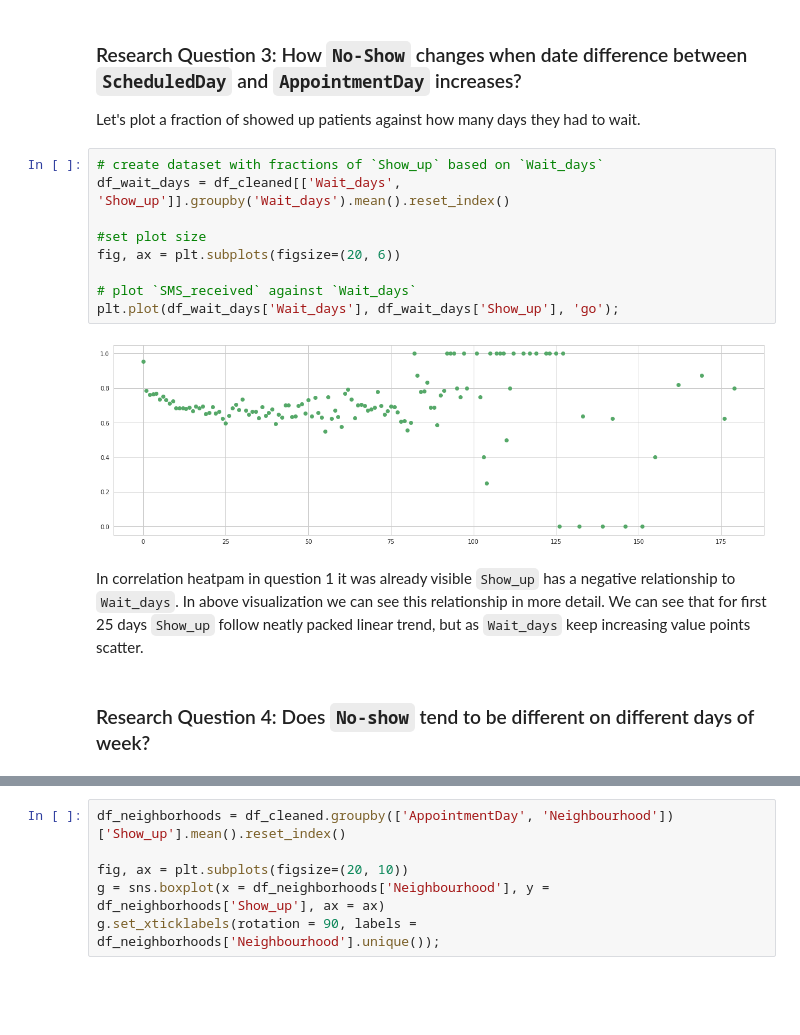
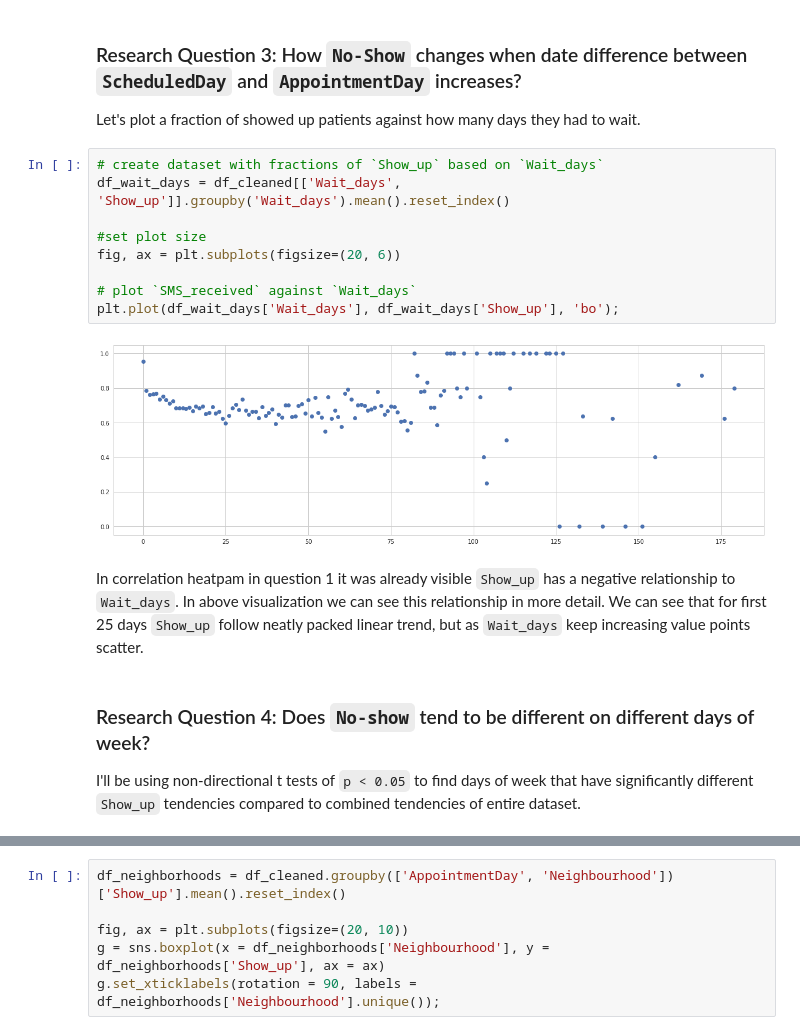
Before and after one commit to despacito123/data-analyst-nanodegree, a Jupyter notebook: 3. Investigate a Dataset/Investigate_a_Dataset.ipynb, the cells around one changed output, grey strips where cells are left out. Saved outputs shown, nothing was run; the diff lists cells and outputs as text; blank space fills up the shorter version.

```diff
--- a/3. Investigate a Dataset/Investigate_a_Dataset.ipynb
+++ b/3. Investigate a Dataset/Investigate_a_Dataset.ipynb
@@ -406,17 +432,19 @@ Let's plot a fraction of showed up patients against how many days they had to wa
 # %%
 # create dataset with fractions of `Show_up` based on `Wait_days`
 df_wait_days = df_cleaned[['Wait_days', 'Show_up']].groupby('Wait_days').mean().reset_index()
 
 #set plot size
 fig, ax = plt.subplots(figsize=(20, 6))
 
 # plot `SMS_received` against `Wait_days`
-plt.plot(df_wait_days['Wait_days'], df_wait_days['Show_up'], 'go');
+plt.plot(df_wait_days['Wait_days'], df_wait_days['Show_up'], 'bo');
 # %% [output]
-[figure, old version]
+[figure, new version]
 # %% [markdown]
 In correlation heatpam in question 1 it was already visible `Show_up` has a negative relationship to `Wait_days`. In above visualization we can see this relationship in more detail. We can see that for first 25 days `Show_up` follow neatly packed linear trend, but as `Wait_days` keep increasing value points scatter.
 # %% [markdown]
 <a id="rq4"></a>
 ### Research Question 4: Does `No-show` tend to be different on different days of week?
+
+I'll be using non-directional t tests of `p < 0.05` to find days of week that have significantly different `Show_up` tendencies compared to combined tendencies of entire dataset.
 # %%
```
Also changed, not shown: parts of 29 cells of this notebook.
